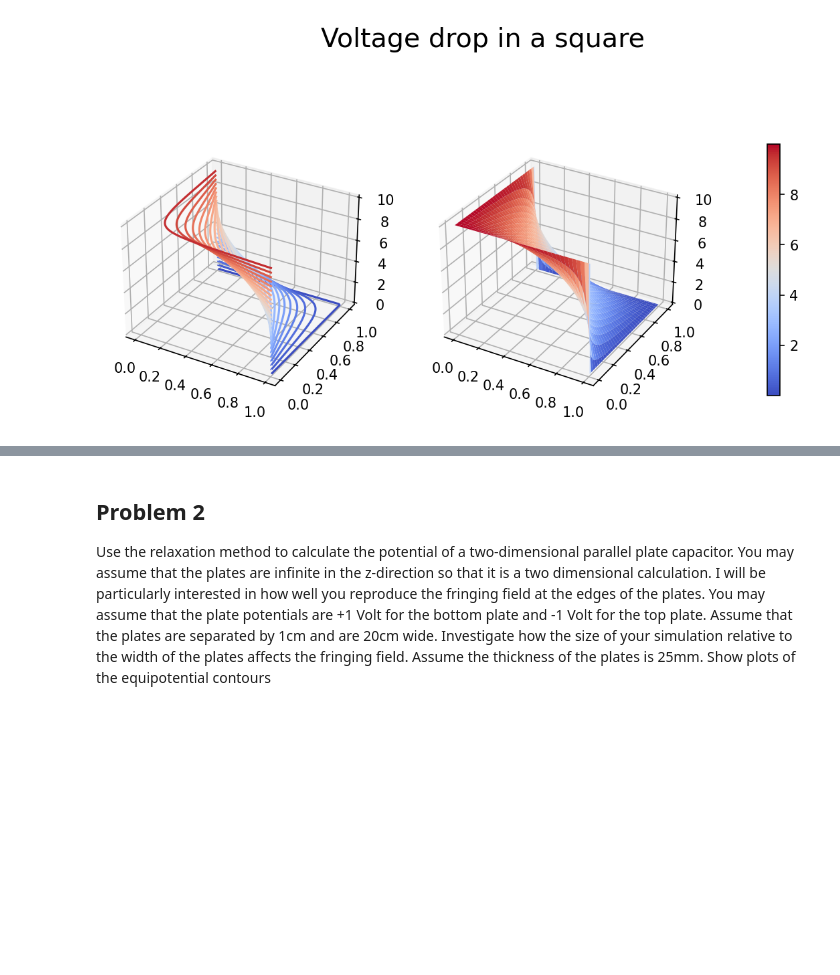
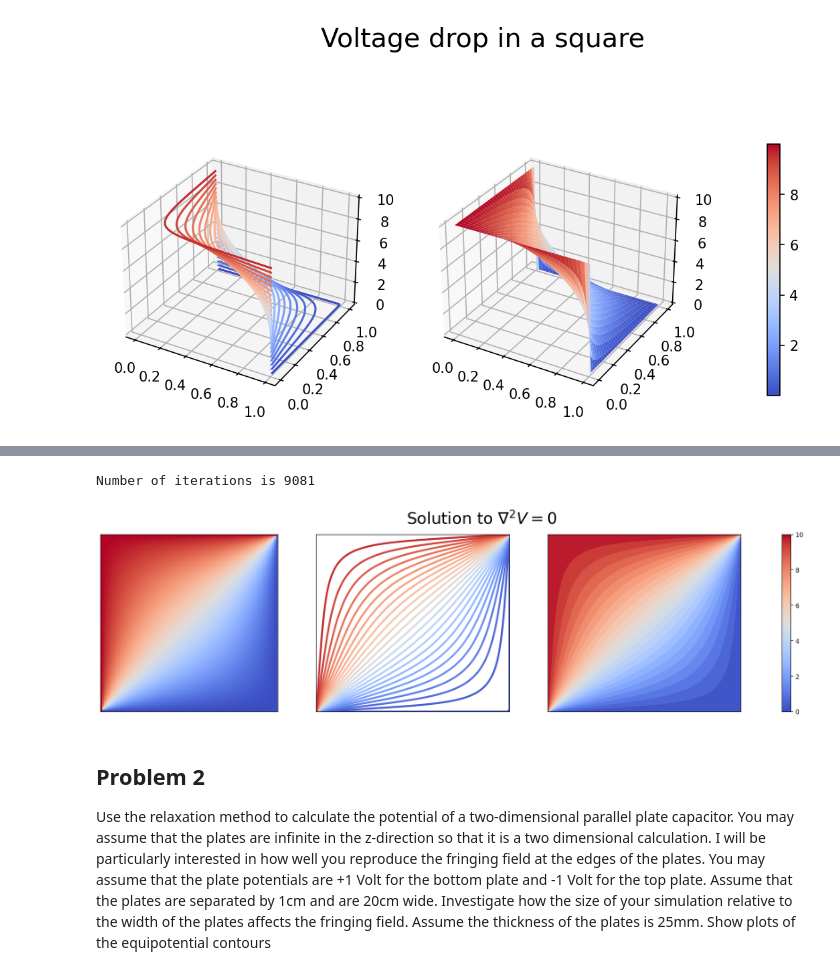
Before and after one commit to GuillermoFidalgo/UA-EM-1, a Jupyter notebook: Relaxation.ipynb, the cells around one changed output, grey strips where cells are left out. Cells and saved outputs as stored; diff of their text form; code cells hidden in the pictures; blank space fills up the shorter version.

```diff
--- a/Relaxation.ipynb
+++ b/Relaxation.ipynb
@@ -168,3 +250,41 @@ def relaxation(V):
+# %%
+@nb.njit
+def Gauss_Seidel(V):
+    V = V.copy()
+    xpoints, ypoints = V.shape
+    delta = 1
+    counter = 0
+
+    while delta > tolerance:
+        delta = 0  # it has to be reset for the next round of squares
+        for i in range(xpoints):
+            for j in range(ypoints):
+                if i != 0 and i != xpoints - 1 and j != 0 and j != ypoints - 1:
+
+                    Vold = V[i, j]
+
+                    V[i, j] = (
+                        V[i + 1, j] + V[i - 1, j] + V[i, j + 1] + V[i, j - 1]
+                    ) / 4
+                    +(a**2) * rho(i, j) / (4 * epsilon0)
+
+                    # Compute until convergence
+                    delta = max([delta, abs(Vold - V[i, j])])
+                    # delta = max(delta,np.abs(Vold - V[i,j]))
+
+        counter += 1
+        if counter == 1e5:
+            break
+
+    print("Number of iterations is", counter)
+
+    return V
+# %%
+phi = Gauss_Seidel(V)
+make_plots(phi)
+# %% [output]
+Number of iterations is 9081
+[figure, added]
 # %% [markdown]
 ## Problem 2
 Use the relaxation method to calculate the potential of a two-dimensional parallel plate capacitor. You may assume that the plates are infinite in the z-direction so that it is a two dimensional calculation. I will be particularly interested in how well you reproduce the fringing field at the edges of the plates. You may assume that the plate potentials are +1 Volt for the bottom plate and -1 Volt for the top plate. Assume that the plates are separated by 1cm and are 20cm wide. Investigate how the size of your simulation relative to the width of the plates affects the fringing field. Assume the thickness of the plates is 25mm. Show plots of the equipotential contours
```
Also changed, not shown: parts of 25 cells of this notebook, 2 other files.
